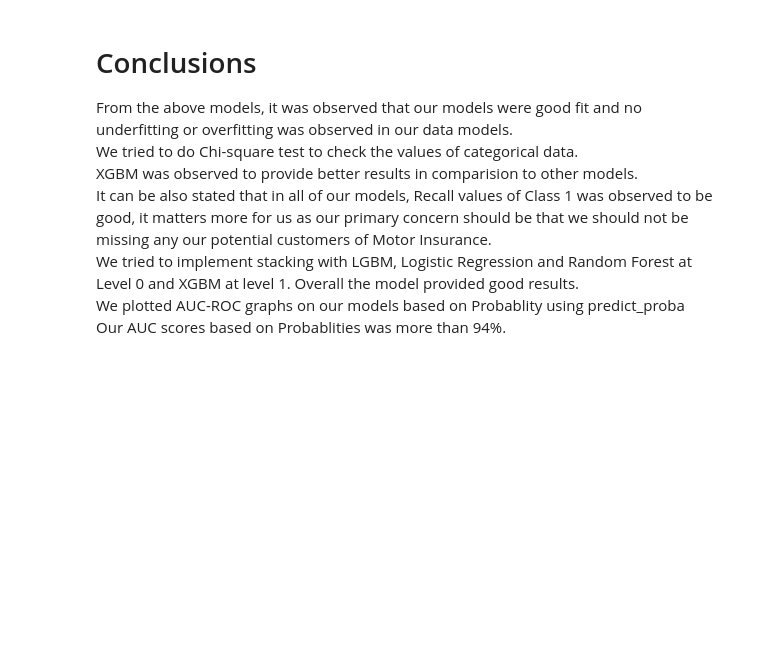
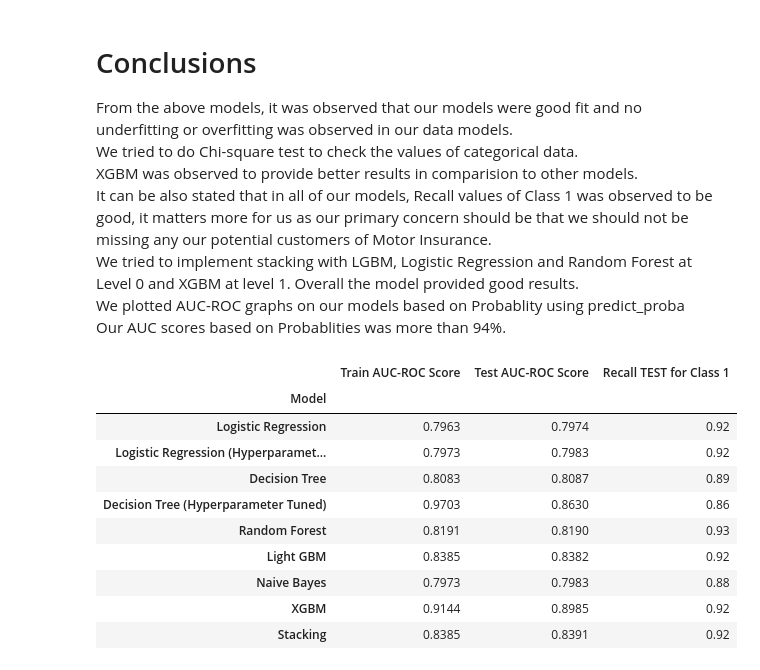
Before and after one commit to agrawalkunal2/insurance-cross_sell, a Jupyter notebook: HEALTH_INSURANCE_CROSS_SELL_PREDICTION.ipynb, the cells around one changed output. Cells and saved outputs as stored; diff of their text form; code cells hidden in the pictures; blank space fills up the shorter version.

```diff
--- a/HEALTH_INSURANCE_CROSS_SELL_PREDICTION.ipynb
+++ b/HEALTH_INSURANCE_CROSS_SELL_PREDICTION.ipynb
@@ -2058,3 +2118,23 @@ We tried to implement stacking with LGBM, Logistic Regression and Random Forest
 <BR>
 We plotted AUC-ROC graphs on our models based on Probablity using predict_proba<BR>
 Our AUC scores based on Probablities was more than 94%.
+# %%
+model_df = pd.DataFrame({"Model":["Logistic Regression","Logistic Regression (Hyperparameter tuned)","Decision Tree","Decision Tree (Hyperparameter Tuned)",
+                                  "Random Forest","Light GBM","Naive Bayes","XGBM","Stacking"],
+                         "Train AUC-ROC Score":[0.7963,0.7973,0.8083,0.9703,0.8191,0.8385,0.7973,0.9144,0.8385],
+                         "Test AUC-ROC Score":[0.7974,0.7983,0.8087,0.8630,0.8190,0.8382,0.7983,0.8985,0.8391],
+                         "Recall TEST for Class 1": [0.92,0.92,0.89,0.86,0.93,0.92,0.88,0.92,0.92]}).set_index("Model")
+# %%
+model_df
+# %% [output]
+|  | Train AUC-ROC Score | Test AUC-ROC Score | Recall TEST for Class 1 |
+| Model |  |  |  |
+| Logistic Regression | 0.7963 | 0.7974 | 0.92 |
+| Logistic Regression (Hyperparamet... | 0.7973 | 0.7983 | 0.92 |
+| Decision Tree | 0.8083 | 0.8087 | 0.89 |
+| Decision Tree (Hyperparameter Tuned) | 0.9703 | 0.8630 | 0.86 |
+| Random Forest | 0.8191 | 0.8190 | 0.93 |
+| Light GBM | 0.8385 | 0.8382 | 0.92 |
+| Naive Bayes | 0.7973 | 0.7983 | 0.88 |
+| XGBM | 0.9144 | 0.8985 | 0.92 |
+| Stacking | 0.8385 | 0.8391 | 0.92 |
```
Also changed, not shown: parts of 51 cells of this notebook.
